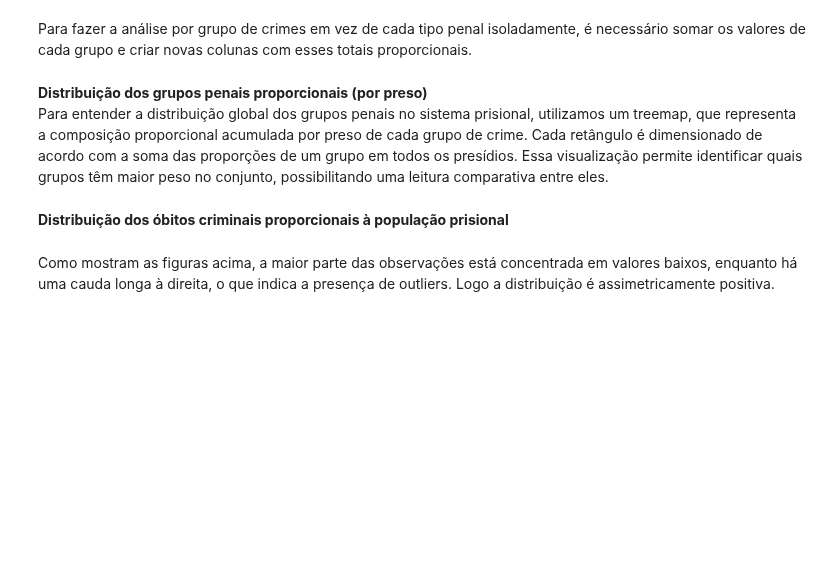
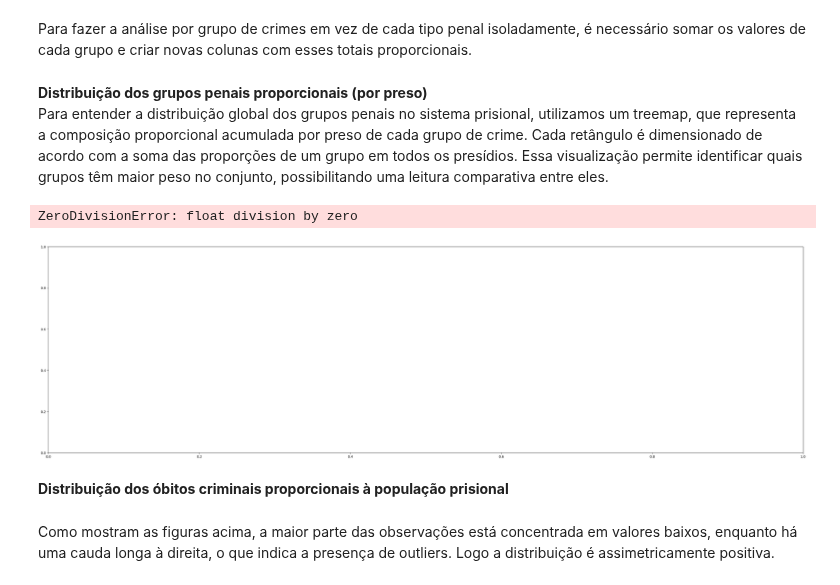
Before and after one commit to Caio-Brega/introducao-ciencia-dos-dados, a Jupyter notebook: TP_ICD.ipynb, the cells around one changed output. Drawn from its saved outputs; the diff is of its cells as text; code cells hidden in the pictures; blank space fills up the shorter version.

```diff
--- a/TP_ICD.ipynb
+++ b/TP_ICD.ipynb
@@ -933,10 +972,10 @@ print("Qtd de linhas completamente nulas:", (dados_filtrados4_renomeados.isna().
 # %%
 # Remove linhas completamente nulas (com NaN)
-dados_filtrados4_renomeados = dados_filtrados4_renomeados.dropna(how='all')
+df_crimes_obitos = df_crimes_obitos.dropna(how='all')
 
 # Remove linhas onde todos os crimes são NaN
-dados_filtrados4_renomeados = dados_filtrados4_renomeados.dropna(
+df_crimes_obitos = df_crimes_obitos.dropna(
     subset=colunas_crimes, how='all'
 )
 
-dados_filtrados4_renomeados.shape
+df_crimes_obitos.shape
@@ -944,20 +985,20 @@ dados_filtrados4_renomeados.shape
 As variáveis relacionadas ao tipo de crime são discretas e representam o número de registros por categoria em cada unidade prisional. Como que a presença de valores ausentes sugere a ausência do crime em questão, devido há alta quantidade de dados NaN em cada coluna utilizada,  optamos por preencher esses valores com zero para evitar distorções estatísticas.
 # %%
 # Substitui NaNs restantes por 0.0
-dados_filtrados4_renomeados = dados_filtrados4_renomeados.fillna(0.0)
+df_crimes_obitos = df_crimes_obitos.fillna(0.0)
 # %%
 # Mantém apenas unidades com população prisional > 0 (evita divisão por zero)
-dados_filtrados4_renomeados = dados_filtrados4_renomeados[dados_filtrados4_renomeados['Populacao_Prisional'] > 0]
+df_crimes_obitos = df_crimes_obitos[df_crimes_obitos['Populacao_Prisional'] > 0]
 
 # Cria colunas com proporção de cada crime por preso
 for col in colunas_crimes:
-    dados_filtrados4_renomeados[f'{col}_por_preso'] = (
-        dados_filtrados4_renomeados[col] / dados_filtrados4_renomeados['Populacao_Prisional']
+    df_crimes_obitos[f'{col}_por_preso'] = (
+        df_crimes_obitos[col] / df_crimes_obitos['Populacao_Prisional']
     )
 
 # Cria a coluna com a proporção de óbitos criminais por preso
-dados_filtrados4_renomeados['Obitos_Criminais_Total_por_preso'] = (
-    dados_filtrados4_renomeados['Obitos_Criminais_Total'] / dados_filtrados4_renomeados['Populacao_Prisional']
+df_crimes_obitos['Obitos_Criminais_Total_por_preso'] = (
+    df_crimes_obitos['Obitos_Criminais_Total'] / df_crimes_obitos['Populacao_Prisional']
 )
 # %% [markdown]
 Para fazer a análise por grupo de crimes em vez de cada tipo penal isoladamente, é necessário somar os valores de cada grupo e criar novas colunas com esses totais proporcionais.
@@ -1026,8 +1067,8 @@ grupos_crimes = {
 
 # Criar colunas agregadas por grupo (soma proporcional por preso)
 for grupo, colunas in grupos_crimes.items():
-    colunas_proporcionais = [col + '_por_preso' for col in colunas if col + '_por_preso' in dados_filtrados4_renomeados.columns]
-    dados_filtrados4_renomeados[grupo + '_Total_por_preso'] = dados_filtrados4_renomeados[colunas_proporcionais].sum(axis=1)
+    colunas_proporcionais = [col + '_por_preso' for col in colunas if col + '_por_preso' in df_crimes_obitos.columns]
+    df_crimes_obitos[grupo + '_Total_por_preso'] = df_crimes_obitos[colunas_proporcionais].sum(axis=1)
 # %% [markdown]
 **Distribuição dos grupos penais proporcionais (por preso)**
 Para entender a distribuição global dos grupos penais no sistema prisional, utilizamos um treemap, que representa a composição proporcional acumulada por preso de cada grupo de crime. Cada retângulo é dimensionado de acordo com a soma das proporções de um grupo em todos os presídios.
@@ -1035,39 +1076,42 @@ Essa visualização permite identificar quais grupos têm maior peso no conjunto
 # %%
 # Calcular o total acumulado por grupo (somando proporções de todos os presídios)
 soma_grupos = {
-    grupo: dados_filtrados4_renomeados[grupo + '_Total_por_preso'].sum()
+    grupo: df_crimes_obitos[grupo + '_Total_por_preso'].sum()
     for grupo in grupos_crimes.keys()
-    if grupo + '_Total_por_preso' in dados_filtrados4_renomeados.columns
+    if grupo + '_Total_por_preso' in df_crimes_obitos.columns
 }
 
 # Ordenar por valor (para deixar a visualização mais intuitiva)
 soma_grupos_ordenado = dict(sorted(soma_grupos.items(), key=lambda item: item[1], reverse=True))
 
 # Dados para o gráfico
 labels = [f"{k}\n({v:.2f})" for k, v in soma_grupos_ordenado.items()]
 sizes = list(soma_grupos_ordenado.values())
 
 # Normalizar os valores para 0–1 (por que?)
 norm = plt.Normalize(min(sizes), max(sizes))
 
 # Por que esse colormap foi escolhido?
 cmap = plt.cm.Blues
 
 # Aplicar o colormap aos valores
 colors = [cmap(norm(value)) for value in sizes]
 
 plt.figure(figsize=(40, 11))
 squarify.plot(
     sizes=sizes,
     label=labels,
     color=colors,
     alpha=0.9,
     text_kwargs={'fontsize': 11}
     )
 plt.title("Composição total por grupo de crime (proporção acumulada por preso)", fontsize=14)
 plt.axis('off')
 plt.tight_layout()
 plt.show()
+# %% [output]
+ZeroDivisionError: float division by zero
+[figure, added]
 # %% [markdown]
 **Distribuição dos óbitos criminais proporcionais à população prisional**
 # %%
```
Also changed, not shown: parts of 13 cells of this notebook.
